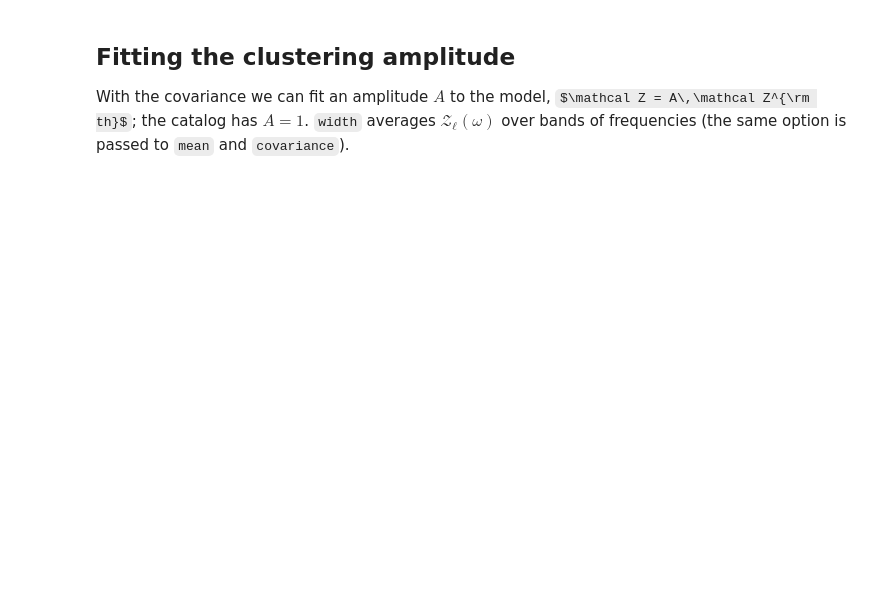
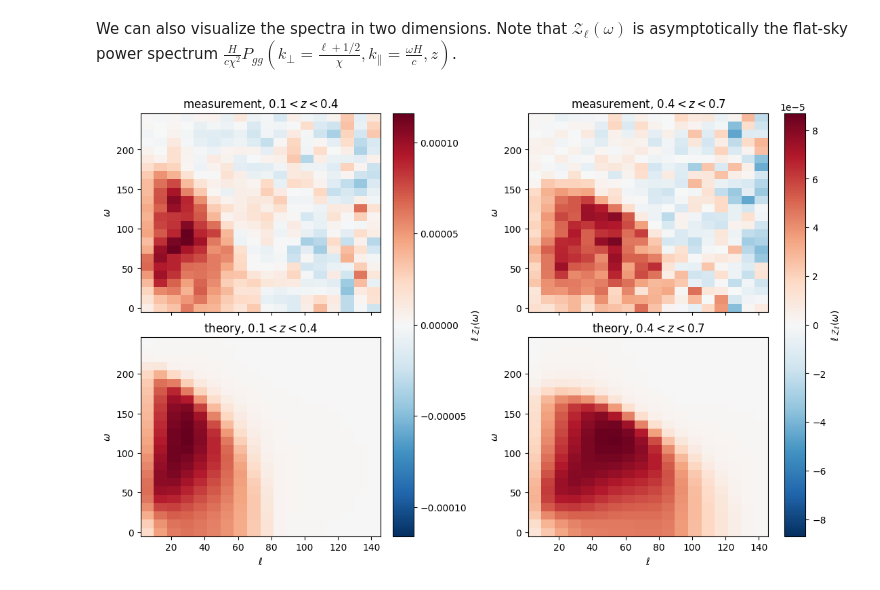
Before and after one commit to oliverphilcox/UnequalTime, a Jupyter notebook: examples/demo.ipynb, the cells around one changed output. Cells and saved outputs as stored; diff of their text form; code cells hidden in the pictures; some formulas as TeX source; blank space fills up the shorter version.

```diff
--- a/examples/demo.ipynb
+++ b/examples/demo.ipynb
@@ -112,5 +117,14 @@ plt.tight_layout()
-# %% [markdown]
-## Fitting the clustering amplitude
-
-With the covariance we can fit an amplitude $A$ to the model, $\mathcal Z = A\,\mathcal Z^{\rm th}$; the catalog has $A = 1$.
-`width` averages $\mathcal Z_\ell(\omega)$ over bands of frequencies (the same option is passed to `mean` and `covariance`).
+# %% [markdown]
+We can also visualize the spectra in two dimensions. Note that $\mathcal{Z}_\ell(\omega)$ is asymptotically the flat-sky power spectrum $\frac{H}{c\chi^2}P_{gg}(k_\perp=\frac{\ell+1/2}{\chi}, k_\parallel = \frac{\omega H}{c}, z)$.
+# %%
+# Plot ell * Z_ell(omega) in the (ell, omega) plane: the signal is concentrated at k^2 ~ (ell / chi)^2 + (omega H)^2 < kmax^2
+fig, axes = plt.subplots(2, 2, figsize=(11, 7), sharex=True, constrained_layout=True)
+for ibin in range(2):
+    vmax = np.abs(ell * Z_th[ibin]).max()
+    for row, (x, title) in enumerate(((Z_obs, 'measurement'), (Z_th, 'theory'))):
+        im = axes[row, ibin].pcolormesh(ell, omega[ibin], ell * x[ibin], shading='nearest', cmap='RdBu_r', vmin=-vmax, vmax=vmax)
+        axes[row, ibin].set(ylabel=r'$\omega$', title=f'{title}, ${survey.zbins[ibin]} < z < {survey.zbins[ibin + 1]}$')
+    axes[1, ibin].set_xlabel(r'$\ell$')
+    fig.colorbar(im, ax=axes[:, ibin], label=r'$\ell\,\mathcal{Z}_\ell(\omega)$')
+# %% [output]
+[figure, added]
```
Also changed, not shown: parts of 23 cells of this notebook, 10 other files.
